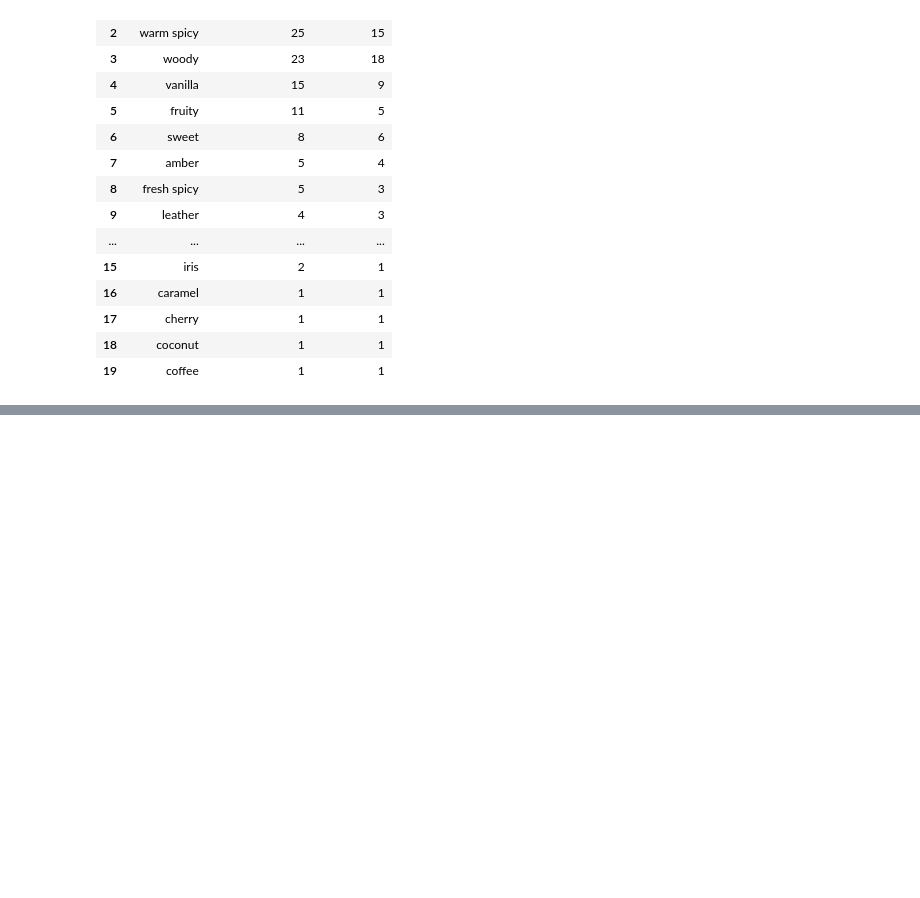
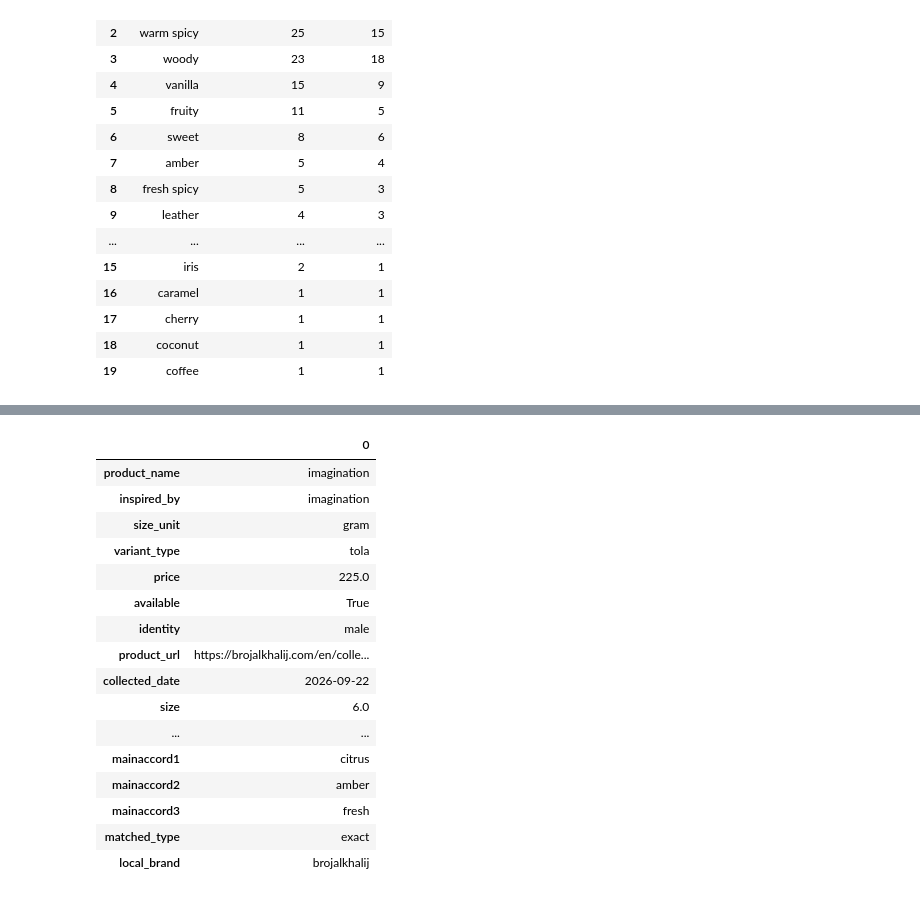
Before and after one commit to muhammedhossam/Egyption-Fragrance-Analysis, a Jupyter notebook: notebooks/04_exploratory_data_analysis.ipynb, the cells around one changed output, grey strips where cells are left out. Drawn from its saved outputs; the diff is of its cells as text; code cells hidden in the pictures; blank space fills up the shorter version.

```diff
--- a/notebooks/04_exploratory_data_analysis.ipynb
+++ b/notebooks/04_exploratory_data_analysis.ipynb
@@ -328,0 +350,20 @@ coverage.head(20)
+# %%
+df.head(1).T
+# %% [output]
+|  | 0 |
+| product_name | imagination |
+| inspired_by | imagination |
+| size_unit | gram |
+| variant_type | tola |
+| price | 225.0 |
+| available | True |
+| identity | male |
+| product_url | https://brojalkhalij.com/en/colle... |
+| collected_date | 2026-09-22 |
+| size | 6.0 |
+| ... | ... |
+| mainaccord1 | citrus |
+| mainaccord2 | amber |
+| mainaccord3 | fresh |
+| matched_type | exact |
+| local_brand | brojalkhalij |
```
Also changed, not shown: parts of 6 cells of this notebook.
